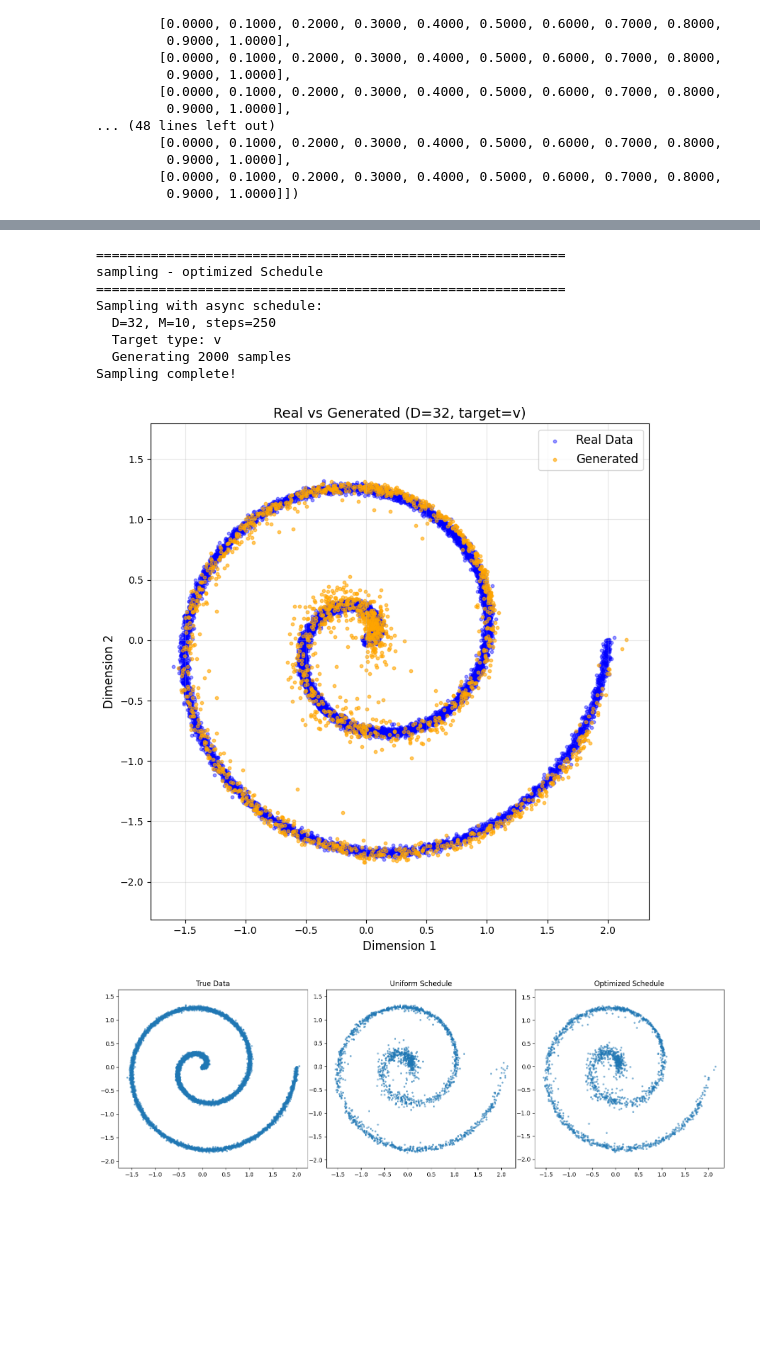
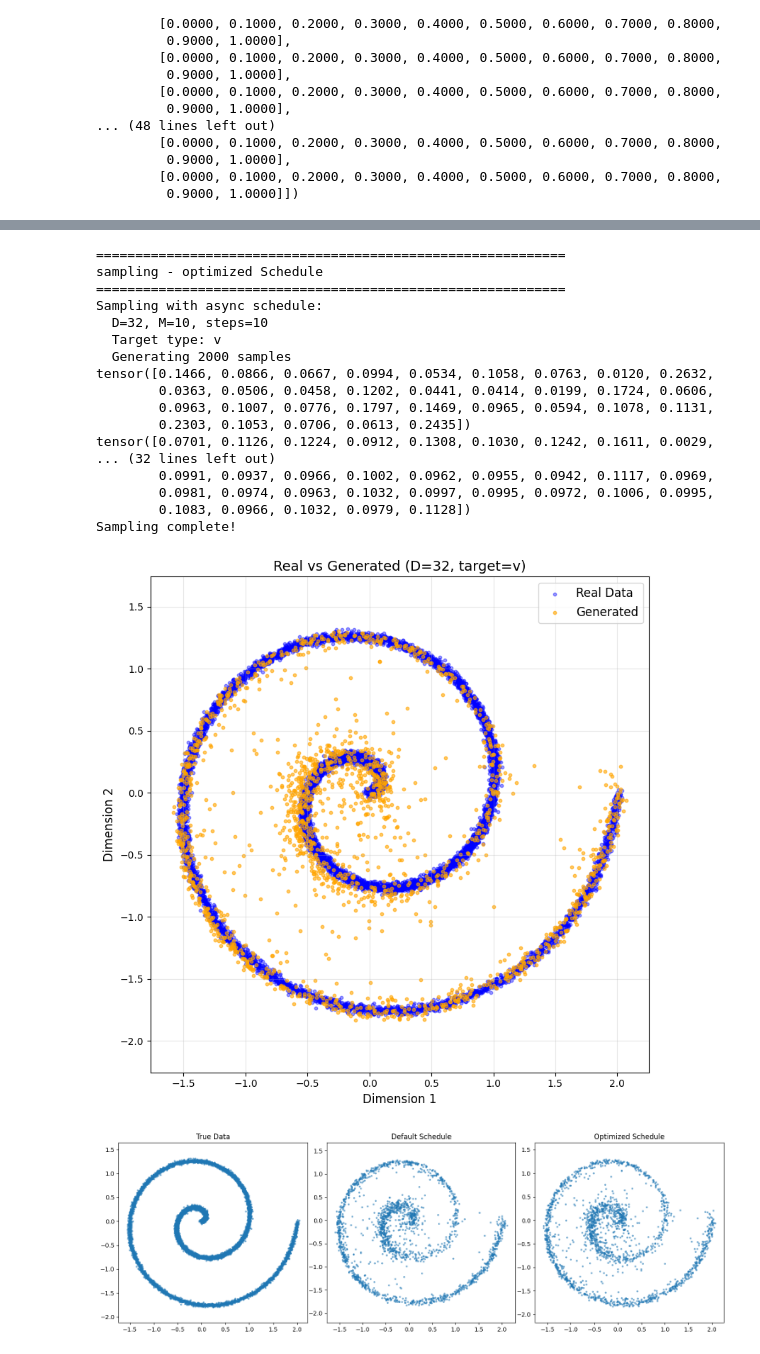
Before and after one commit to JetfiRex/Diffusion-ToyModel, a Jupyter notebook: flow_schedule_2d.ipynb, the cells around one changed output, grey strips where cells are left out. Cells and saved outputs as stored; diff of their text form; code cells hidden in the pictures; blank space fills up the shorter version.

```diff
--- a/flow_schedule_2d.ipynb
+++ b/flow_schedule_2d.ipynb
@@ -644,7 +645,8 @@ def grad_update(x_0, x_1, t, model, target_type, parity,
 def learning(x_1, M, model, target_type="data", epoch=100,
                   learning_rate=0.1, fixed_x0=True, eps=1e-3,
                   subsample=2000, loss_freq=10, safe_ratio=1.0,
-                  weight_max_cap = 10.0, weight_min_cap = 0.1):
+                  weight_max_cap = 10.0, weight_min_cap = 0.1,
+                  t_initial = None):
     """
     A safe optimizing for the schedule. Can do both target_type
     It is quicker.
@@ -656,8 +658,10 @@ def learning(x_1, M, model, target_type="data", epoch=100,
     :param subsample: int, subsample the data
     :param loss_freq: int, how often to compute loss
     :param safe_ratio: float, to get rid of exploding of the gradient, we don't update the data when we update the last (1-safe_ratio) portion of data.
+    :param t_initial: float, initial schedule
     """
     N_samples, D = x_1.shape
+
 
     if subsample is not None and subsample < N_samples:
         indices = torch.randperm(N_samples)[:subsample]
@@ -667,9 +671,13 @@ def learning(x_1, M, model, target_type="data", epoch=100,
         x_1_sub = x_1
         subsample = N_samples
 
-    t = torch.zeros(D, M + 1, device=x_1.device)
-    for i in range(M + 1):
-        t[:, i] = i / M
+    if t_initial is None:
+        t = torch.zeros(D, M + 1, device=x_1.device)
+        for i in range(M + 1):
+            t[:, i] = i / M
+    else:
+        t = t_initial
+        assert t_initial.shape[1] == M+1
 
     if fixed_x0:
         x_0 = torch.randn_like(x_1_sub)
@@ -804,7 +812,7 @@ def compare_schedules(model, P, t_optimized, x_true, sigma, t_uniform=None,
 
     # uniform schedule
     axes[1].scatter(pred_uniform_2d[:, 0], pred_uniform_2d[:, 1], s=5, alpha=0.5)
-    axes[1].set_title("Uniform Schedule")
+    axes[1].set_title("Default Schedule")
     axes[1].axis("equal")
 
     # optimized schedule
@@ -1036,6 +1062,6 @@ tensor([[0.0000, 0.1000, 0.2000, 0.3000, 0.4000, 0.5000, 0.6000, 0.7000, 0.8000,
 # %%
 compare_schedules(model_v, P, t_uniform = t_default, t_optimized = t_optimized, x_true = x_hat, sigma = sigma,
-                     n_points=2000, target_type="v")
+                     n_points=2000, target_type="v", steps = 10)
 # %% [output]
 ============================================================
 sampling - uniform Schedule
@@ -1049,10 +1084,19 @@ Sampling complete!
 ============================================================
 sampling - optimized Schedule
 ============================================================
 Sampling with async schedule:
-  D=32, M=10, steps=250
+  D=32, M=10, steps=10
   Target type: v
   Generating 2000 samples
+tensor([0.1466, 0.0866, 0.0667, 0.0994, 0.0534, 0.1058, 0.0763, 0.0120, 0.2632,
+        0.0363, 0.0506, 0.0458, 0.1202, 0.0441, 0.0414, 0.0199, 0.1724, 0.0606,
+        0.0963, 0.1007, 0.0776, 0.1797, 0.1469, 0.0965, 0.0594, 0.1078, 0.1131,
+        0.2303, 0.1053, 0.0706, 0.0613, 0.2435])
+tensor([0.0701, 0.1126, 0.1224, 0.0912, 0.1308, 0.1030, 0.1242, 0.1611, 0.0029,
+... (32 lines left out)
+        0.0991, 0.0937, 0.0966, 0.1002, 0.0962, 0.0955, 0.0942, 0.1117, 0.0969,
+        0.0981, 0.0974, 0.0963, 0.1032, 0.0997, 0.0995, 0.0972, 0.1006, 0.0995,
+        0.1083, 0.0966, 0.1032, 0.0979, 0.1128])
 Sampling complete!
-[figure, old version]
+[figure, new version]
-[figure, old version]
+[figure, new version]
```
Also changed, not shown: parts of 24 cells of this notebook, 15 other files.
